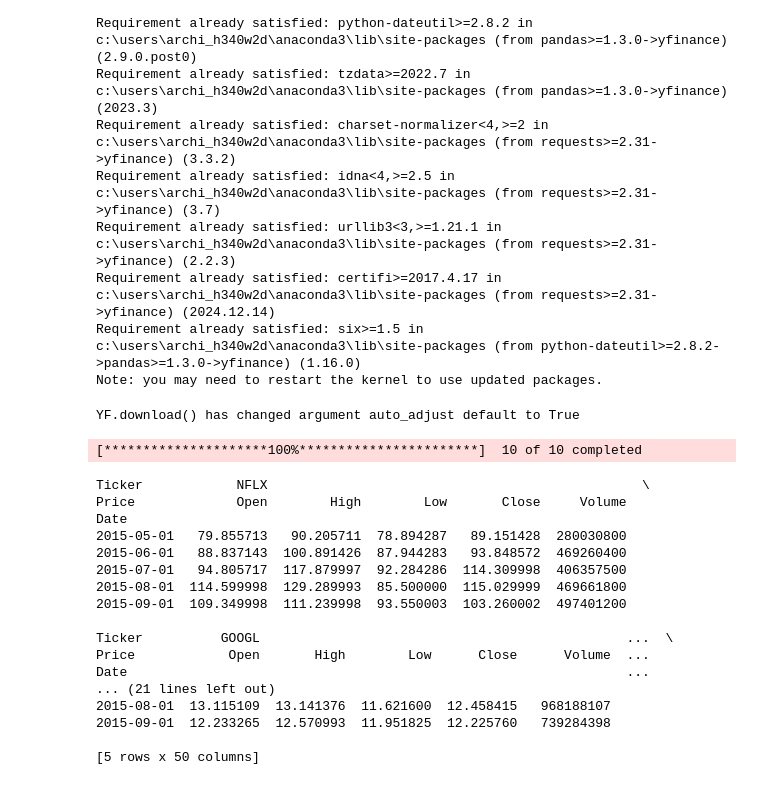
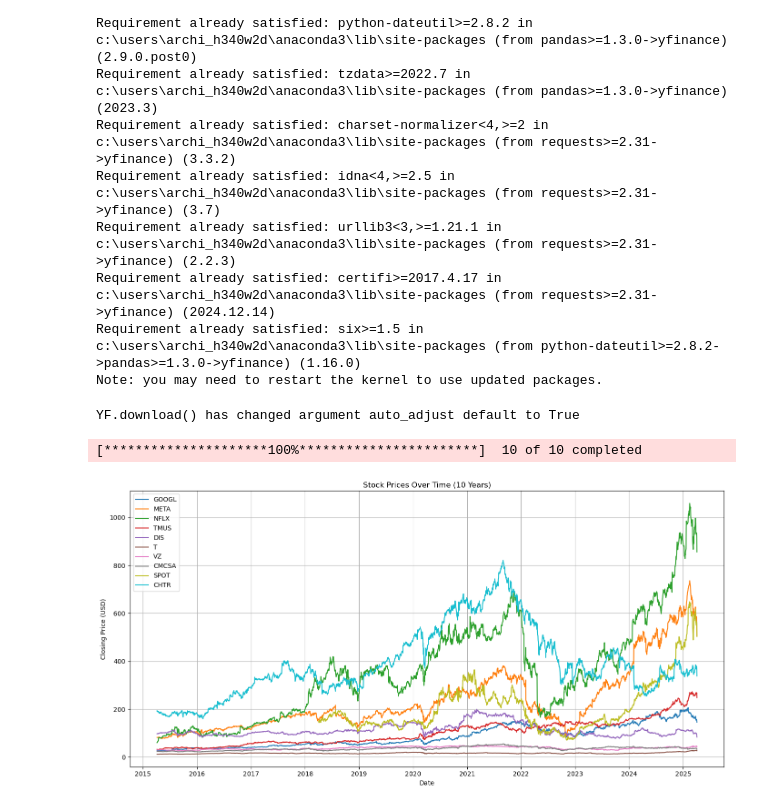
Before and after one commit to ajayaram31/cx4240group21, a Jupyter notebook: dataLoading.ipynb, the cells around one changed output. Saved outputs shown, nothing was run; the diff lists cells and outputs as text; code cells hidden in the pictures.

```diff
--- a/dataLoading.ipynb
+++ b/dataLoading.ipynb
@@ -23,38 +23,34 @@ Note: you may need to restart the kernel to use updated packages.
 # %%
 import yfinance as yf
 import pandas as pd
+import matplotlib.pyplot as plt
 
 # List of ticker symbols
 tickers = [
     "GOOGL", "META", "NFLX", "TMUS", "DIS",
     "T", "VZ", "CMCSA", "SPOT", "CHTR"
 ]
 
-# Download data for all tickers at once over 10 years
-data = yf.download(tickers, period="10y", group_by='ticker', interval = "1mo")
+# Download 10 years of daily closing price data
+data = yf.download(tickers, period="10y")["Close"]
 
-# Show the first few rows
-print(data.head())
+# Plotting
+plt.figure(figsize=(14, 7))
+
+for ticker in tickers:
+    plt.plot(data.index, data[ticker], label=ticker)
+
+plt.title("Stock Prices Over Time (10 Years)")
+plt.xlabel("Date")
+plt.ylabel("Closing Price (USD)")
+plt.legend()
+plt.grid(True)
+plt.tight_layout()
+plt.show()
 # %% [output]
 YF.download() has changed argument auto_adjust default to True
 [*********************100%***********************]  10 of 10 completed
-Ticker            NFLX                                                \
-Price             Open        High        Low       Close     Volume
-Date
-2015-05-01   79.855713   90.205711  78.894287   89.151428  280030800
-2015-06-01   88.837143  100.891426  87.944283   93.848572  469260400
-2015-07-01   94.805717  117.879997  92.284286  114.309998  406357500
-2015-08-01  114.599998  129.289993  85.500000  115.029999  469661800
-2015-09-01  109.349998  111.239998  93.550003  103.260002  497401200
-
-Ticker          GOOGL                                               ...  \
-Price            Open       High        Low      Close      Volume  ...
-Date                                                                ...
-... (21 lines left out)
-2015-08-01  13.115109  13.141376  11.621600  12.458415   968188107
-2015-09-01  12.233265  12.570993  11.951825  12.225760   739284398
-
-[5 rows x 50 columns]
+[figure, added]
 # %%
 for ticker in tickers:
     company_data = data[ticker]
```
